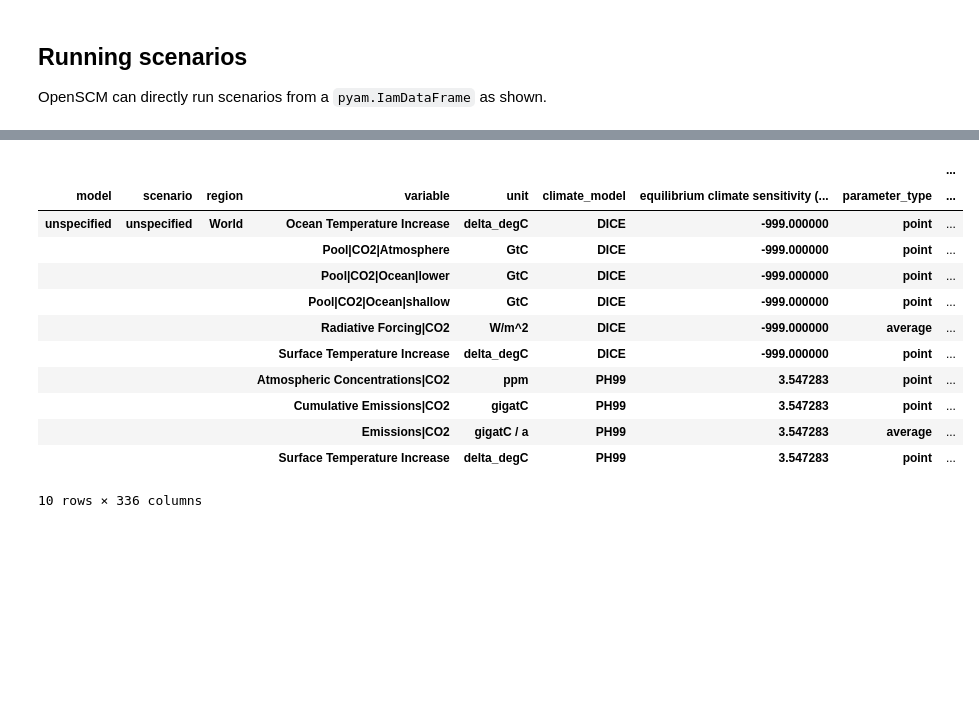
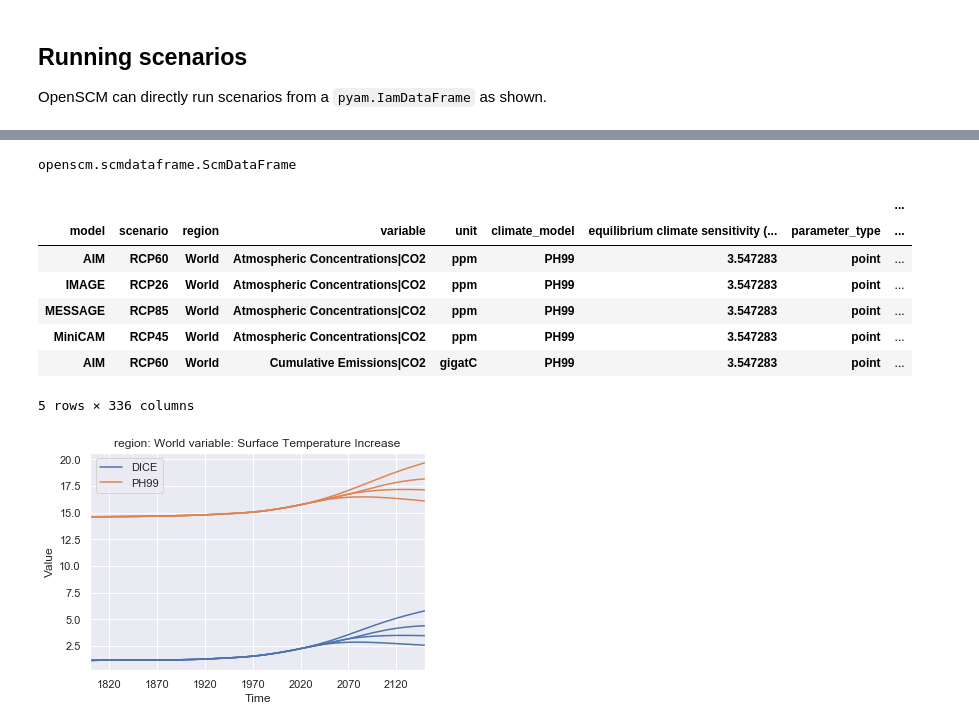
Before and after one commit to openscm/openscm, a Jupyter notebook: notebooks/pyam-integration.ipynb, the cells around one changed output, grey strips where cells are left out. Drawn from its saved outputs; the diff is of its cells as text; code cells hidden in the pictures; blank space fills up the shorter version.

```diff
--- a/notebooks/pyam-integration.ipynb
+++ b/notebooks/pyam-integration.ipynb
@@ -143,19 +137,28 @@ Rounding PH99 timestep to nearest integer
+# %%
+output_scmdf =  run(
+    ScmDataFrame(df),
+    ["PH99", "DICE"],
+)
+type(output_scmdf)
+# %% [output]
+openscm.scmdataframe.ScmDataFrame
 # %%
-output_scmdf.head(30)
+output_scmdf.head()
 # %% [output]
 |  |  |  |  |  |  |  |  | ... |
 | model | scenario | region | variable | unit | climate_model | equilibrium climate sensitivity (... | parameter_type | ... |
-| unspecified | unspecified | World | Ocean Temperature Increase | delta_degC | DICE | -999.000000 | point | ... |
-|  |  |  | Pool|CO2|Atmosphere | GtC | DICE | -999.000000 | point | ... |
-|  |  |  | Pool|CO2|Ocean|lower | GtC | DICE | -999.000000 | point | ... |
-|  |  |  | Pool|CO2|Ocean|shallow | GtC | DICE | -999.000000 | point | ... |
-|  |  |  | Radiative Forcing|CO2 | W/m^2 | DICE | -999.000000 | average | ... |
-|  |  |  | Surface Temperature Increase | delta_degC | DICE | -999.000000 | point | ... |
-|  |  |  | Atmospheric Concentrations|CO2 | ppm | PH99 | 3.547283 | point | ... |
-|  |  |  | Cumulative Emissions|CO2 | gigatC | PH99 | 3.547283 | point | ... |
-|  |  |  | Emissions|CO2 | gigatC / a | PH99 | 3.547283 | average | ... |
-|  |  |  | Surface Temperature Increase | delta_degC | PH99 | 3.547283 | point | ... |
+| AIM | RCP60 | World | Atmospheric Concentrations|CO2 | ppm | PH99 | 3.547283 | point | ... |
+| IMAGE | RCP26 | World | Atmospheric Concentrations|CO2 | ppm | PH99 | 3.547283 | point | ... |
+| MESSAGE | RCP85 | World | Atmospheric Concentrations|CO2 | ppm | PH99 | 3.547283 | point | ... |
+| MiniCAM | RCP45 | World | Atmospheric Concentrations|CO2 | ppm | PH99 | 3.547283 | point | ... |
+| AIM | RCP60 | World | Cumulative Emissions|CO2 | gigatC | PH99 | 3.547283 | point | ... |
-10 rows × 336 columns
+5 rows × 336 columns
+# %%
+output_iamdf.filter(
+    variable="Surface Temperature Increase"
+).line_plot(x="time", color="climate_model");
+# %% [output]
+[figure, added]
 # %%
 ScmDataFrame(output_scmdf.filter(
     variable="Surface Temperature Increase"
```
Also changed, not shown: parts of 9 cells of this notebook, 3 other files.
